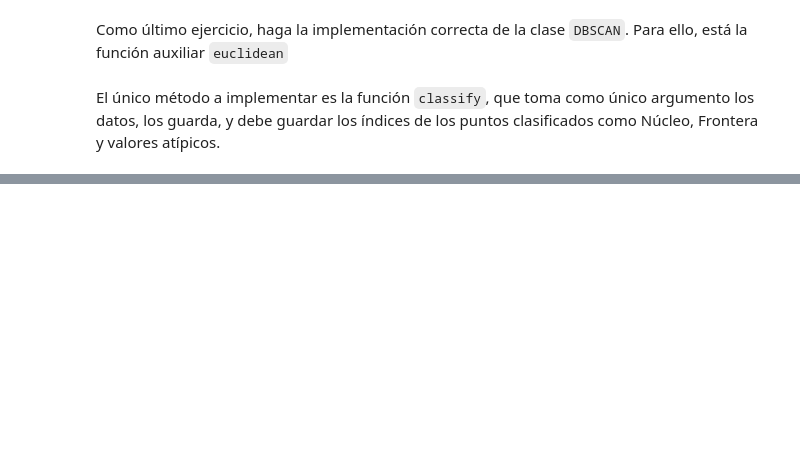
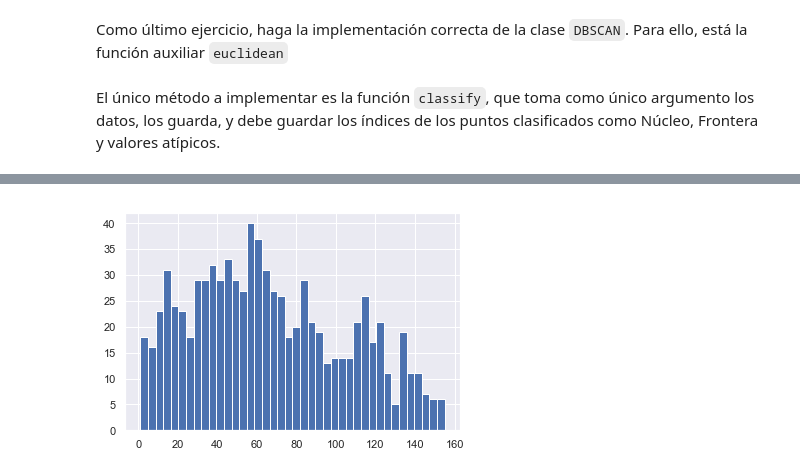
Before and after one commit to JDRL96/fc-aead-1, a Jupyter notebook: Ejercicios/Atipico.ipynb, the cells around one changed output, grey strips where cells are left out. Saved outputs shown, nothing was run; the diff lists cells and outputs as text; code cells hidden in the pictures; blank space fills up the shorter version.

```diff
--- a/Ejercicios/Atipico.ipynb
+++ b/Ejercicios/Atipico.ipynb
@@ -69,0 +125,9 @@ class DBSCAN:
+# %%
+def neighborsHist(data, epsilon):
+    def calcDistances(row):
+        return pd.Series(np.sqrt(np.sum((data.values - row.values)**2, axis = 1)))
+    distMat = data.apply(calcDistances, axis = 1)
+    (distMat < epsilon).sum().hist(bins = 40)
+neighborsHist(df,3)
+# %% [output]
+[figure, added]
```
Also changed, not shown: parts of 10 cells of this notebook.
